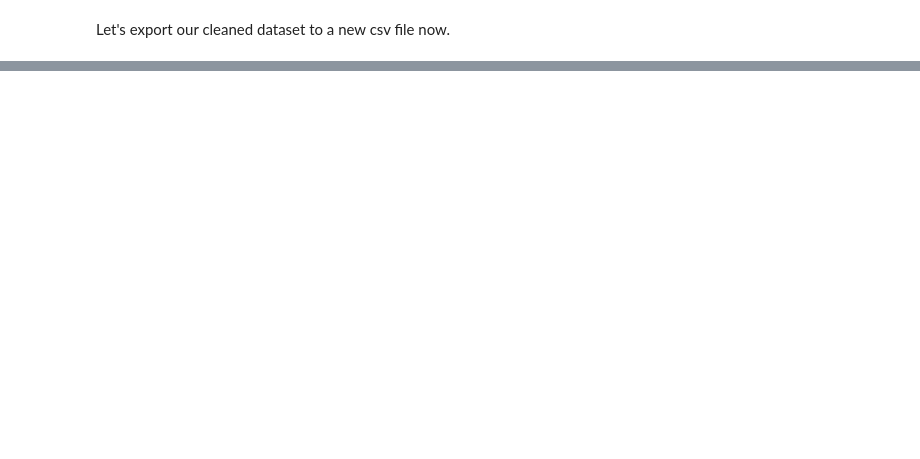
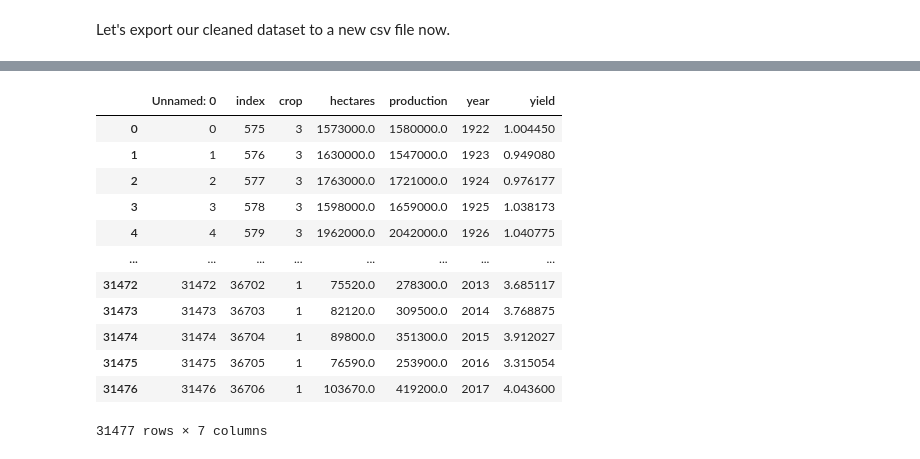
Before and after one commit to arthurbirate/DataNexa_Cloud_AI, a Jupyter notebook: 1. Data exploration/1.2 Crop cleaning.ipynb, the cells around one changed output, grey strips where cells are left out. Cells and saved outputs as stored; diff of their text form; code cells hidden in the pictures; blank space fills up the shorter version.

```diff
--- a/1. Data exploration/1.2 Crop cleaning.ipynb
+++ b/1. Data exploration/1.2 Crop cleaning.ipynb
@@ -206,0 +232,21 @@ crop_data.to_csv('../4. Other/4.1 Datasets/Crop/Crop cleaned.csv')
+# %%
+dataset = pd.read_csv("../4. Other/4.1 Datasets/Crop/Crop cleaned_2.csv",delimiter=',')
+# %%
+
+## final dataset file
+
+dataset
+# %% [output]
+|  | Unnamed: 0 | index | crop | hectares | production | year | yield |
+| 0 | 0 | 575 | 3 | 1573000.0 | 1580000.0 | 1922 | 1.004450 |
+| 1 | 1 | 576 | 3 | 1630000.0 | 1547000.0 | 1923 | 0.949080 |
+| 2 | 2 | 577 | 3 | 1763000.0 | 1721000.0 | 1924 | 0.976177 |
+| 3 | 3 | 578 | 3 | 1598000.0 | 1659000.0 | 1925 | 1.038173 |
+| 4 | 4 | 579 | 3 | 1962000.0 | 2042000.0 | 1926 | 1.040775 |
+| ... | ... | ... | ... | ... | ... | ... | ... |
+| 31472 | 31472 | 36702 | 1 | 75520.0 | 278300.0 | 2013 | 3.685117 |
+| 31473 | 31473 | 36703 | 1 | 82120.0 | 309500.0 | 2014 | 3.768875 |
+| 31474 | 31474 | 36704 | 1 | 89800.0 | 351300.0 | 2015 | 3.912027 |
+| 31475 | 31475 | 36705 | 1 | 76590.0 | 253900.0 | 2016 | 3.315054 |
+| 31476 | 31476 | 36706 | 1 | 103670.0 | 419200.0 | 2017 | 4.043600 |
+31477 rows × 7 columns
```
Also changed, not shown: parts of 19 cells of this notebook, 5 other files.
